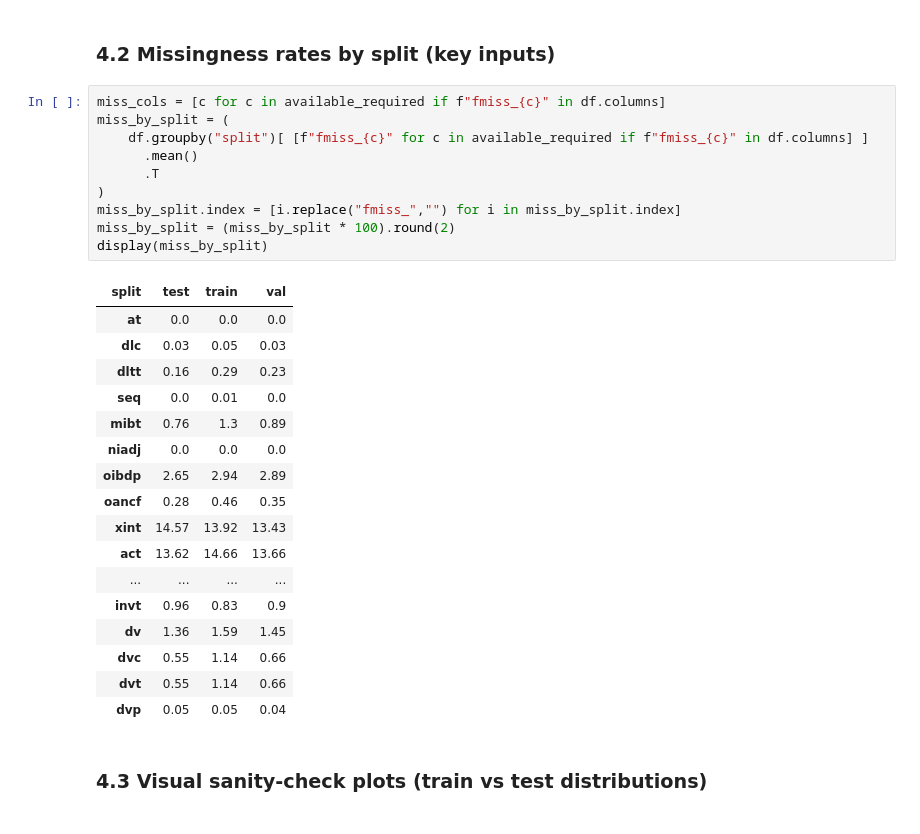
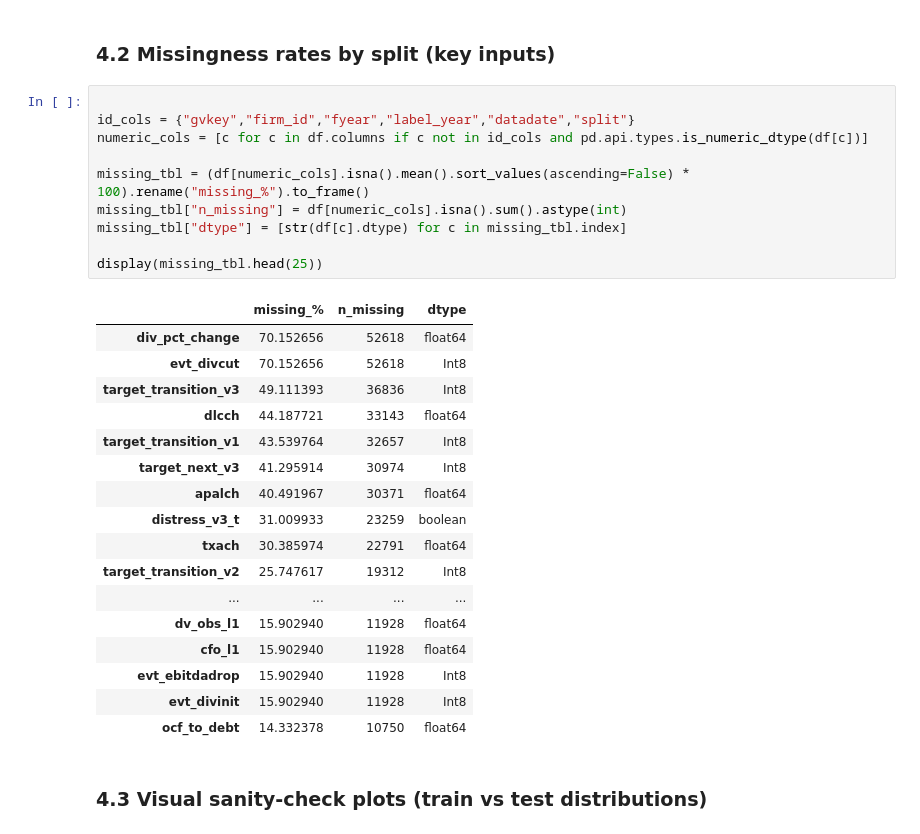
Before and after one commit to MarxusHD/AIinFinance, a Jupyter notebook: Distress_Notebook_EarlyWarning_ClusterBootstrap_v2.ipynb, the cells around one changed output. Drawn from its saved outputs; the diff is of its cells as text.

```diff
--- a/Distress_Notebook_EarlyWarning_ClusterBootstrap_v2.ipynb
+++ b/Distress_Notebook_EarlyWarning_ClusterBootstrap_v2.ipynb
@@ -864,33 +864,33 @@ display(desc_tbl.head(20))
 # %% [markdown]
 ### 4.2 Missingness rates by split (key inputs)
 # %%
-miss_cols = [c for c in available_required if f"fmiss_{c}" in df.columns]
-miss_by_split = (
-    df.groupby("split")[ [f"fmiss_{c}" for c in available_required if f"fmiss_{c}" in df.columns] ]
-      .mean()
-      .T
-)
-miss_by_split.index = [i.replace("fmiss_","") for i in miss_by_split.index]
-miss_by_split = (miss_by_split * 100).round(2)
-display(miss_by_split)
+
+id_cols = {"gvkey","firm_id","fyear","label_year","datadate","split"}
+numeric_cols = [c for c in df.columns if c not in id_cols and pd.api.types.is_numeric_dtype(df[c])]
+
+missing_tbl = (df[numeric_cols].isna().mean().sort_values(ascending=False) * 100).rename("missing_%").to_frame()
+missing_tbl["n_missing"] = df[numeric_cols].isna().sum().astype(int)
+missing_tbl["dtype"] = [str(df[c].dtype) for c in missing_tbl.index]
+
+display(missing_tbl.head(25))
 # %% [output]
-| split | test | train | val |
-| at | 0.0 | 0.0 | 0.0 |
-| dlc | 0.03 | 0.05 | 0.03 |
-| dltt | 0.16 | 0.29 | 0.23 |
-| seq | 0.0 | 0.01 | 0.0 |
-| mibt | 0.76 | 1.3 | 0.89 |
-| niadj | 0.0 | 0.0 | 0.0 |
-| oibdp | 2.65 | 2.94 | 2.89 |
-| oancf | 0.28 | 0.46 | 0.35 |
-| xint | 14.57 | 13.92 | 13.43 |
-| act | 13.62 | 14.66 | 13.66 |
+|  | missing_% | n_missing | dtype |
+| div_pct_change | 70.152656 | 52618 | float64 |
+| evt_divcut | 70.152656 | 52618 | Int8 |
+| target_transition_v3 | 49.111393 | 36836 | Int8 |
+| dlcch | 44.187721 | 33143 | float64 |
+| target_transition_v1 | 43.539764 | 32657 | Int8 |
+| target_next_v3 | 41.295914 | 30974 | Int8 |
+| apalch | 40.491967 | 30371 | float64 |
+| distress_v3_t | 31.009933 | 23259 | boolean |
+| txach | 30.385974 | 22791 | float64 |
+| target_transition_v2 | 25.747617 | 19312 | Int8 |
 | ... | ... | ... | ... |
-| invt | 0.96 | 0.83 | 0.9 |
-| dv | 1.36 | 1.59 | 1.45 |
-| dvc | 0.55 | 1.14 | 0.66 |
-| dvt | 0.55 | 1.14 | 0.66 |
-| dvp | 0.05 | 0.05 | 0.04 |
+| dv_obs_l1 | 15.902940 | 11928 | float64 |
+| cfo_l1 | 15.902940 | 11928 | float64 |
+| evt_ebitdadrop | 15.902940 | 11928 | Int8 |
+| evt_divinit | 15.902940 | 11928 | Int8 |
+| ocf_to_debt | 14.332378 | 10750 | float64 |
 # %% [markdown]
 ### 4.3 Visual sanity-check plots (train vs test distributions)
 # %%
```
Also changed, not shown: parts of 4 cells of this notebook, 1 other file.
